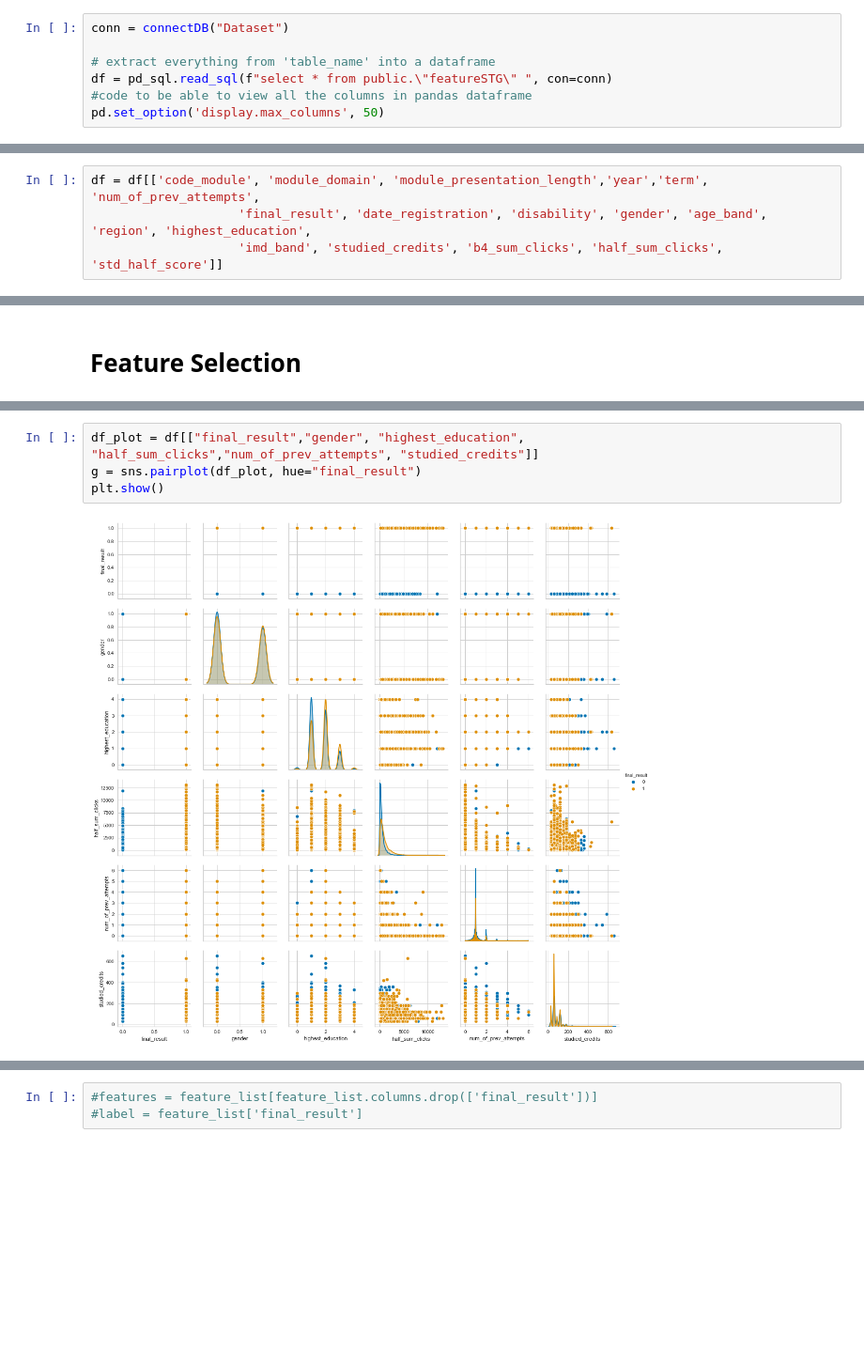
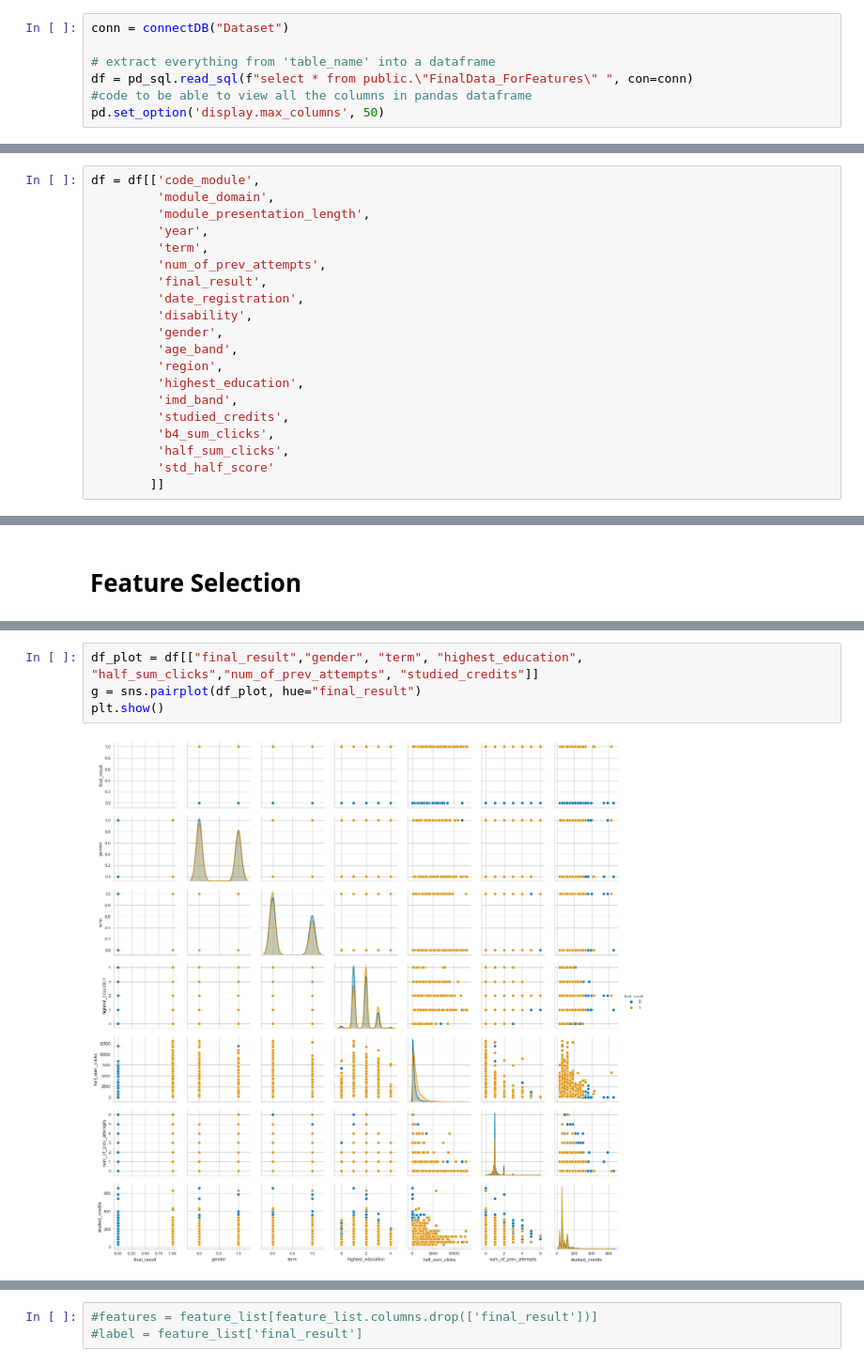
Before and after one commit to georgetown-analytics/University-Learning-Analytics, a Jupyter notebook: code/feature analysis/Feature Analysis All Data.ipynb, the cells around one changed output, grey strips where cells are left out. Shown: that part at 94% size. Saved outputs shown, nothing was run; the diff lists cells and outputs as text; blank space fills up the shorter version.

Commit message:
Updated with FinalData

```diff
--- a/code/feature analysis/Feature Analysis All Data.ipynb
+++ b/code/feature analysis/Feature Analysis All Data.ipynb
@@ -36,7 +39,7 @@ def disconnectDB():
 conn = connectDB("Dataset")
 
 # extract everything from 'table_name' into a dataframe
-df = pd_sql.read_sql(f"select * from public.\"featureSTG\" ", con=conn)
+df = pd_sql.read_sql(f"select * from public.\"FinalData_ForFeatures\" ", con=conn)
 #code to be able to view all the columns in pandas dataframe
 pd.set_option('display.max_columns', 50)
 # %% [markdown]
@@ -44,6 +47,22 @@ pd.set_option('display.max_columns', 50)
 # %%
-df = df[['code_module', 'module_domain', 'module_presentation_length','year','term', 'num_of_prev_attempts',
-                    'final_result', 'date_registration', 'disability', 'gender', 'age_band', 'region', 'highest_education',
-                    'imd_band', 'studied_credits', 'b4_sum_clicks', 'half_sum_clicks', 'std_half_score']]
+df = df[['code_module',
+         'module_domain',
+         'module_presentation_length',
+         'year',
+         'term',
+         'num_of_prev_attempts',
+         'final_result',
+         'date_registration',
+         'disability',
+         'gender',
+         'age_band',
+         'region',
+         'highest_education',
+         'imd_band',
+         'studied_credits',
+         'b4_sum_clicks',
+         'half_sum_clicks',
+         'std_half_score'
+        ]]
 # %%
 feature_list = df
@@ -92,6 +112,6 @@ visualizer.show()              # Draw the data
 # %%
-df_plot = df[["final_result","gender", "highest_education", "half_sum_clicks","num_of_prev_attempts", "studied_credits"]]
+df_plot = df[["final_result","gender", "term", "highest_education", "half_sum_clicks","num_of_prev_attempts", "studied_credits"]]
 g = sns.pairplot(df_plot, hue="final_result")
 plt.show()
 # %% [output]
-[figure, old version]
+[figure, new version]
```
Also changed, not shown: parts of 56 cells of this notebook, 1 other file.
